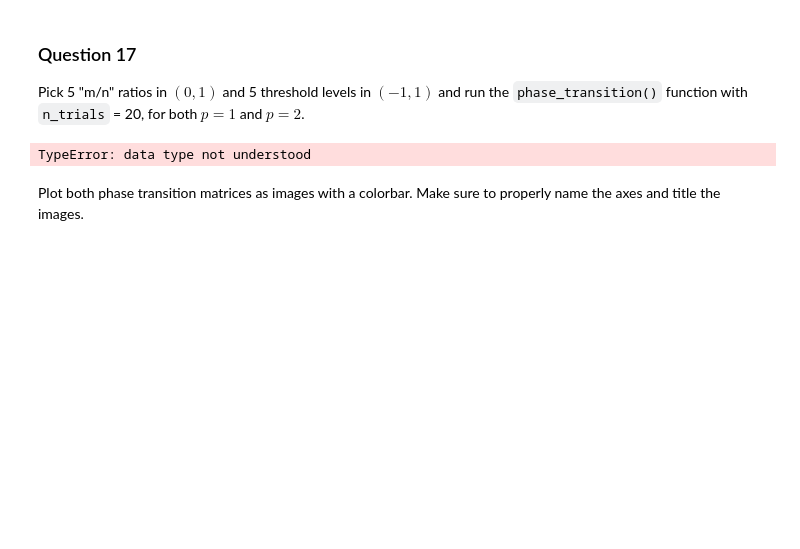
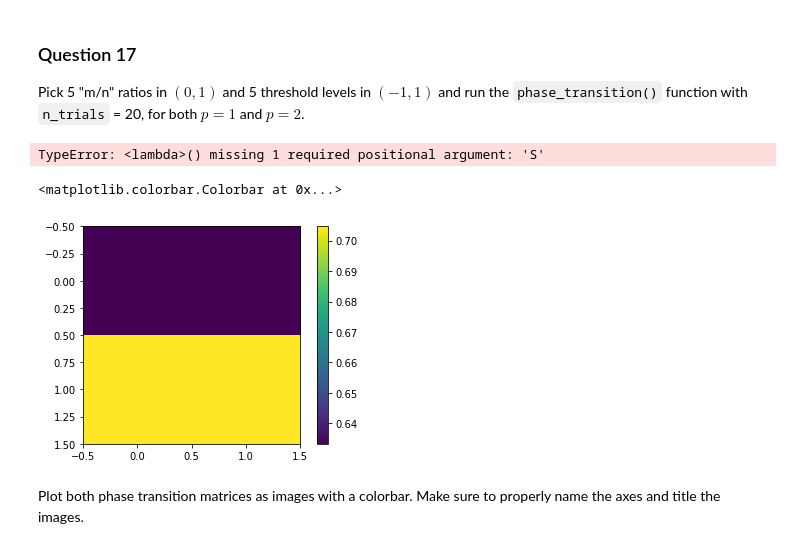
Before and after one commit to coencharles/teamporcinet_M4_v2, a Jupyter notebook: milestones/4_graph_signal_processing.ipynb, the cells around one changed output. Drawn from its saved outputs; the diff is of its cells as text; code cells hidden in the pictures; blank space fills up the shorter version.

```diff
--- a/milestones/4_graph_signal_processing.ipynb
+++ b/milestones/4_graph_signal_processing.ipynb
@@ -577,7 +584,7 @@ For the solution of the variational problems you can use the following function
 
 You will just need to provide a `gradient` matrix (which you should already have from Section 0), and an orthogonal projection operator `P` onto the span of the measured coordinates (made precise in the next question).
 # %%
-def graph_pnorm_interpolation(gradient, P, x0=None, p=1., **kwargs):
+def graph_pnorm_interpolation(gradient, P, S, x0=None, p=1., **kwargs):
     r"""
     Solve an interpolation problem via gradient p-norm minimization.
 
@@ -616,7 +623,7 @@ def graph_pnorm_interpolation(gradient, P, x0=None, p=1., **kwargs):
     # Indicator function of the set satisfying :math:`y = A(z)`
     f = functions.func()
     f._eval = lambda z: 0
-    f._prox = lambda z, gamma: P(z)
+    f._prox = lambda z, gamma, S: P(z,S)
 
     # :math:`\ell_1` norm of the dual variable :math:`d = \nabla_G z`
     g = functions.func()
@@ -645,9 +652,12 @@ During the iterations of the algorithm used for solving the variational problem,
 
 _Hint:_ remember you have already computed the mask `w`.
 # %%
-def P(a):
+def P(a,idx2):
+
     b=labels_bin.astype(float)
-    b[idx] = a[idx].astype(float)
+    b[idx2] = a[idx2].astype(float)
+    print(idx2)
+
     return b
 # %% [markdown]
 ### Question 15
@@ -734,31 +738,33 @@ The output of the `phase_transition()` function has to be a matrix with `len(mn_
 The interest of this phase transition matrix is to assess what level of recovery error one could expect for a certain fraction of measurements and a certain threshold level.
 # %%
 def phase_transition(mn_ratios, thresholds, n_trials, labels_bin, p):
-
-    pt_matrix = np.zeros((len(thresholds),len(mn_ratios))
+    rows = len(thresholds)
+    col = len(mn_ratios)
+    pt_matrix = np.zeros((rows,col))
     for k in range(0,len(mn_ratios)):
 
+        m = int(mn_ratios[k] * n_nodes)  # Number of measurements.
         # Create sample mask.
-        m = int(mn_ratios[n] * n_nodes)  # Number of measurements.
-        idx =np.random.random_integers(0,n_nodes-1,n_nodes-m)
-        w = labels_bin.astype(float)
-        w[idx] =np.nan
 
         for j in range(0,len(thresholds)):
 
             re=0.
             for i in range(0,n_trials):
 
+                idx2 = np.random.random_integers(0,n_nodes-1,n_nodes-m)
+
                 # Solve p-norm interpolation.
                 if p==1:
-                    sol_l = graph_pnorm_interpolation(gradient, P, 0.5*np.ones(n_nodes), p=1.,maxit=50)
+
+                    sol_l = graph_pnorm_interpolation(gradient, P, idx2, 0.5*np.ones(n_nodes), p=1.,maxit=50)
 
                 if p==2:
-                    sol_l = graph_pnorm_interpolation(gradient, P, 0.5*np.ones(n_nodes), p=2., maxit=50)
+
+                    sol_l = graph_pnorm_interpolation(gradient, P, idx2, 0.5*np.ones(n_nodes), p=2., maxit=50)
 
                 sol_bin = sol_l.copy()
                 sol_bin[sol_bin<thresholds[j]]=0
-                sol_bin[sol_bin>=thresholds[j]]=0
+                sol_bin[sol_bin>=thresholds[j]]=1
                 re += np.linalg.norm(labels_bin-sol_bin)/np.linalg.norm(labels_bin)
 
             # Aggregate.
@@ -771,15 +775,22 @@ SyntaxError: invalid syntax (<ipython-input-368-836299da82ab>, line 4)
 
 Pick 5 "m/n" ratios in $(0, 1)$ and 5 threshold levels in $(-1, 1)$ and run the `phase_transition()` function with `n_trials` = 20, for both $p = 1$ and $p = 2$.
 # %%
-mn_ratios = np.array([0.1, 0.3, 0.5, 0.7, 0.9])
+%%time
+mn_ratios = np.array([0.1])#, 0.7, 0.5, 0.7, 0.9])
 
-thresholds = np.array([0.1, 0.3, 0.5, 0.7, 0.9])
+thresholds = np.array([0.1])#, 0.7, 0.5, 0.7, 0.9])
 
-pt_matrix_1norm = phase_transition(mn_ratios, thresholds, 20, labels_bin, 1)
+#pt_matrix_1norm = phase_transition(mn_ratios, thresholds, 20, labels_bin, 1)
 
-pt_matrix_2norm = phase_transition(mn_ratios, thresholds, 20, labels_bin, 2)
+pt_matrix_2norm = phase_transition(mn_ratios, thresholds, 2, labels_bin, 2)
 # %% [output]
-TypeError: data type not understood
+TypeError: <lambda>() missing 1 required positional argument: 'S'
+# %%
+plt.imshow(pt_matrix_2norm)
+plt.colorbar()
+# %% [output]
+<matplotlib.colorbar.Colorbar at 0x...>
+[figure, added]
 # %% [markdown]
 Plot both phase transition matrices as images with a colorbar. Make sure to properly name the axes and title the images.
 # %%
```
Also changed, not shown: parts of 18 cells of this notebook.
